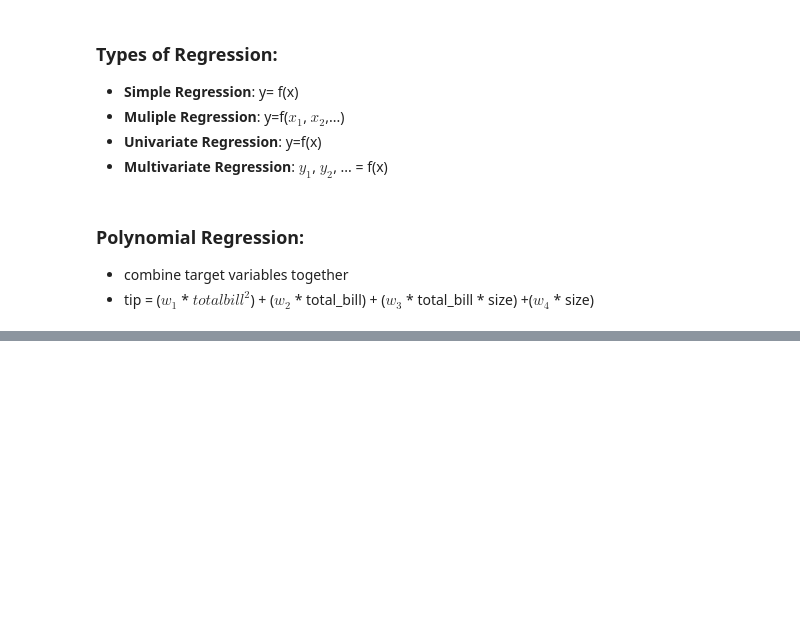
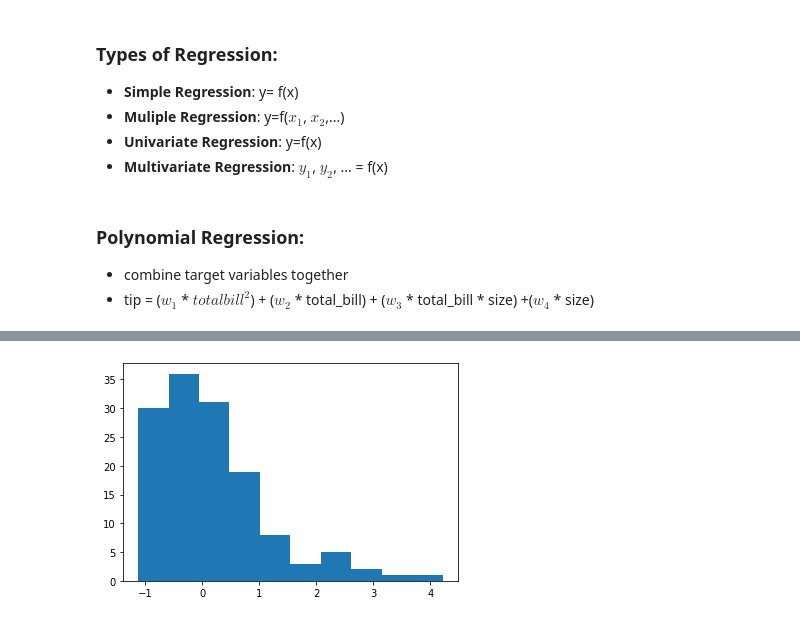
Before and after one commit to natasharivers/regression-exercises, a Jupyter notebook: Regression Notes.ipynb, the cells around one changed output, grey strips where cells are left out. Saved outputs shown, nothing was run; the diff lists cells and outputs as text; code cells hidden in the pictures; blank space fills up the shorter version.

```diff
--- a/Regression Notes.ipynb
+++ b/Regression Notes.ipynb
@@ -74,0 +274,6 @@ ______________
+# %%
+#robust scaler histogram of tip
+plt.hist(train['robust_tip'])
+plt.show()
+# %% [output]
+[figure, added]
```
Also changed, not shown: parts of 31 cells of this notebook.
